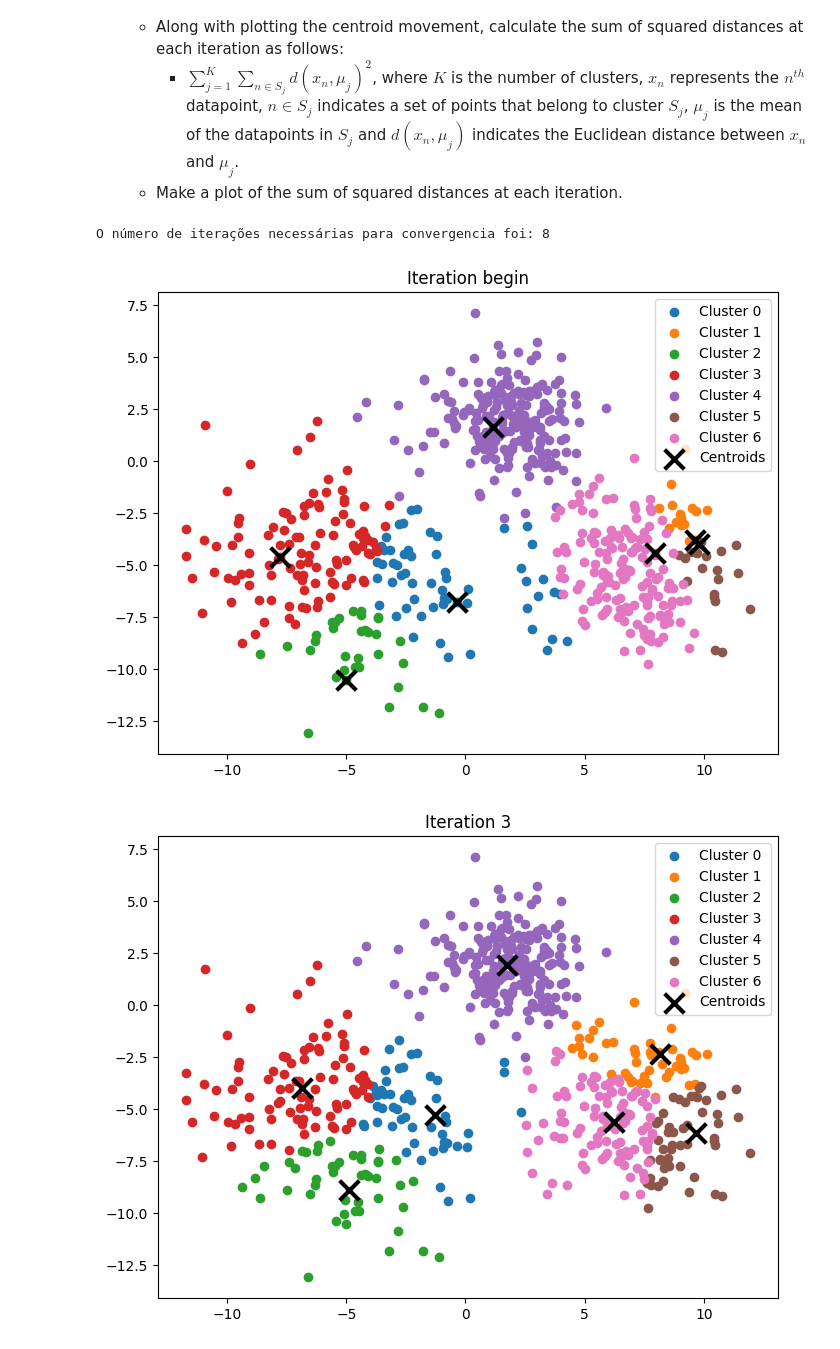
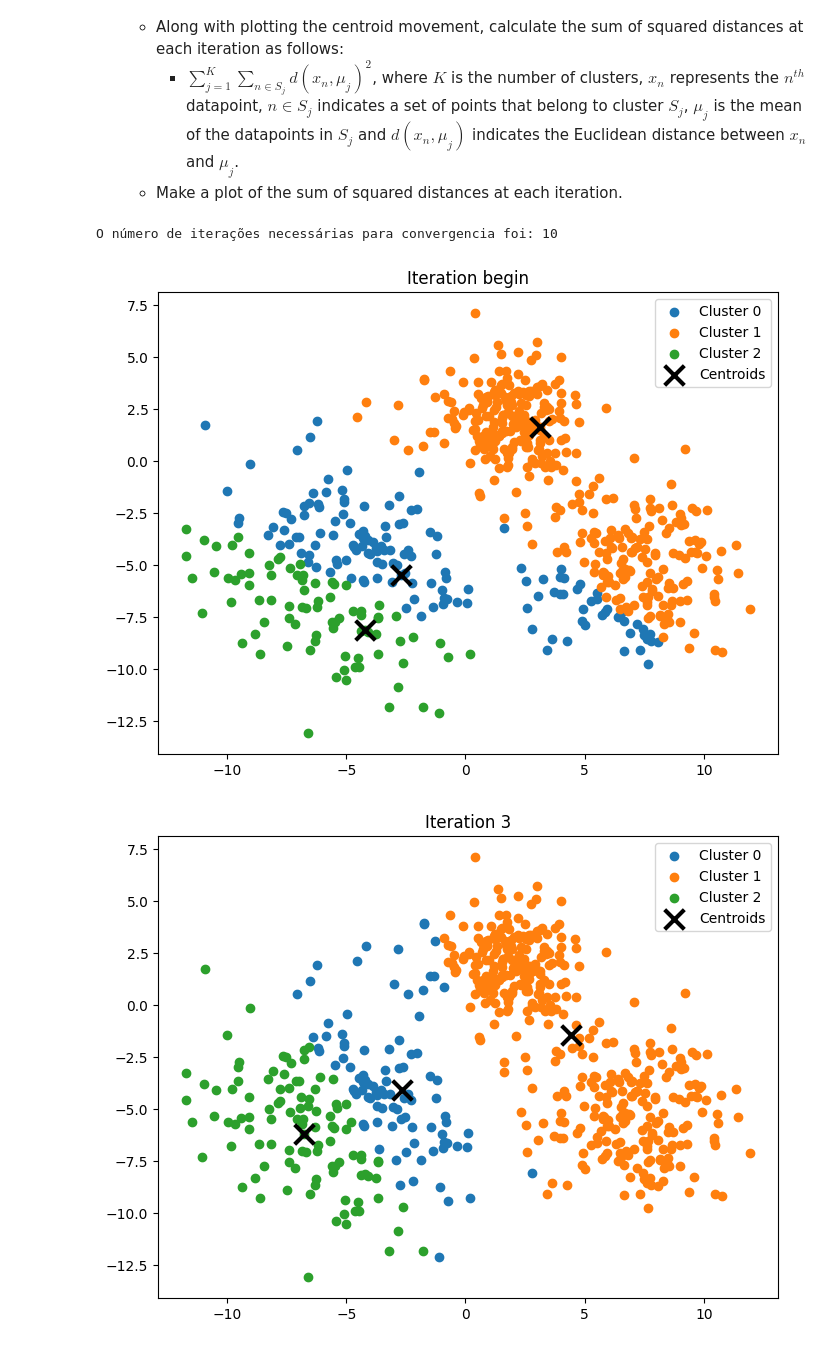
Before and after one commit to gtironi/MachineLearning, a Jupyter notebook: tacd/assigment_4/assigment4.ipynb, the cells around one changed output. Drawn from its saved outputs; the diff is of its cells as text; code cells hidden in the pictures.

```diff
--- a/tacd/assigment_4/assigment4.ipynb
+++ b/tacd/assigment_4/assigment4.ipynb
@@ -500,12 +723,13 @@ class KMeans:
         plt.show()
 # %%
 ## your code goes here:
-kmeans = KMeans(n_clusters=7, max_iter=150)
+kmeans = KMeans(n_clusters=3, max_iter=150)
 kmeans.fit(X)
 
-# Plot sum of squared distances
+#plot the sum of squared dsitances
+kmeans.plot_iterarions()
 kmeans.plot_sum_of_squared_distances()
 # %% [output]
-O número de iterações necessárias para convergencia foi: 8
+O número de iterações necessárias para convergencia foi: 10
-[figure, old version]
+[figure, new version]
-[figure, old version]
+[figure, new version]
```
Also changed, not shown: parts of 10 cells of this notebook.
